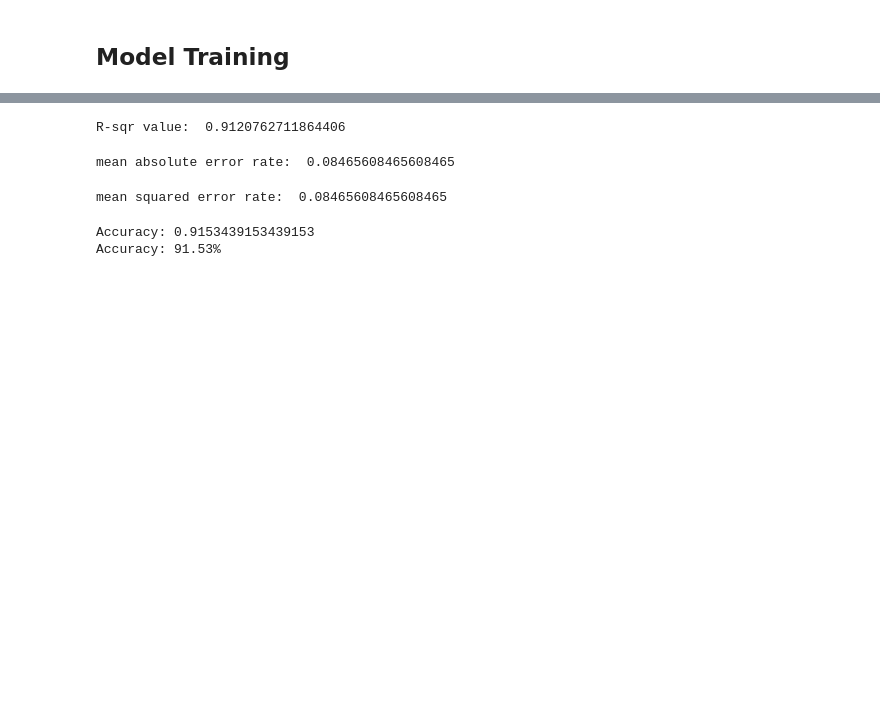
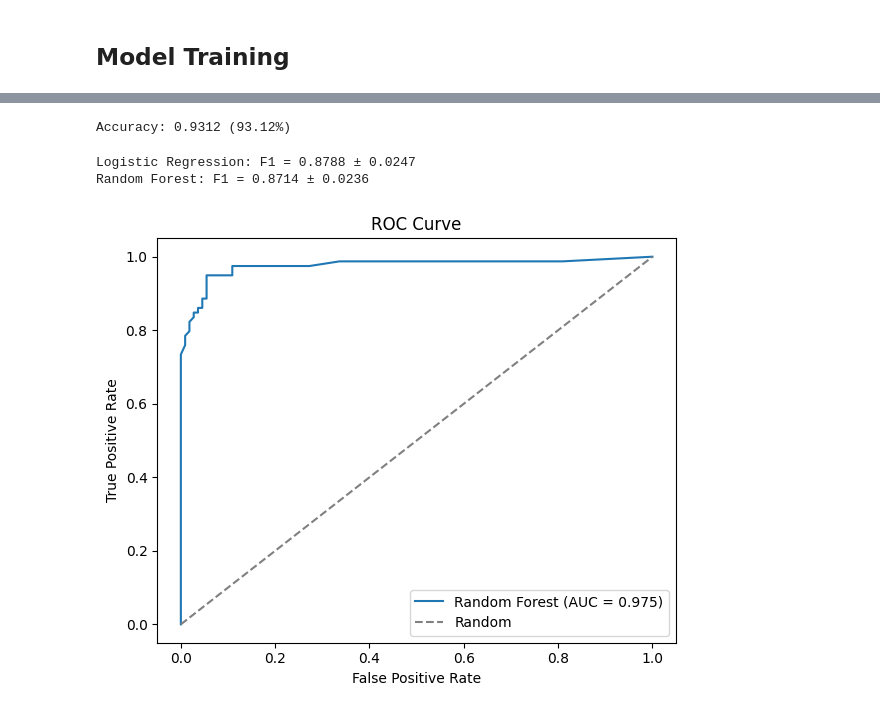
Before and after one commit to Sakshi-zz/Machine_Failure_prediction_model, a Jupyter notebook: Sakshi_Rana_Machine_Failure_Prediction_Model_Data_Science_July_Batch.ipynb, the cells around one changed output, grey strips where cells are left out. Cells and saved outputs as stored; diff of their text form; code cells hidden in the pictures; blank space fills up the shorter version.

```diff
--- a/Sakshi_Rana_Machine_Failure_Prediction_Model_Data_Science_July_Batch.ipynb
+++ b/Sakshi_Rana_Machine_Failure_Prediction_Model_Data_Science_July_Batch.ipynb
@@ -175,0 +175,11 @@ display(x_train.shape, x_test.shape, y_train.shape, y_test.shape)
+# %%
+X_train, X_test, y_train, y_test = train_test_split(
+    X, y, test_size=0.2, random_state=5, stratify=y
+)
+
+scaler = StandardScaler()
+X_train = scaler.fit_transform(X_train)
+X_test = scaler.transform(X_test)
+
+print("Train shape:", X_train.shape)
+print("Test shape:", X_test.shape)
@@ -241,23 +269,35 @@ print(new_prediction)
-# %%
-print("R-sqr value: ", model.score(x,y))
-# %% [output]
-R-sqr value:  0.9120762711864406
-# %%
-print("mean absolute error rate: ", np.mean(np.absolute(y_pred-y_test)))
-# %% [output]
-mean absolute error rate:  0.08465608465608465
-# %%
-print("mean squared error rate: ", np.mean((y_pred-y_test)**2))
-# %% [output]
-mean squared error rate:  0.08465608465608465
 # %%
-import numpy as np
+#Accuracy
 from sklearn.metrics import accuracy_score
-y_pred_rounded = np.round(y_pred)
-accuracy = accuracy_score(y_test, y_pred_rounded)
-print("Accuracy:",accuracy)
-accuracy_percentage = accuracy * 100
-print("Accuracy: {:.2f}%".format(accuracy_percentage))
+accuracy = accuracy_score(y_test, y_pred_best)
+print(f"Accuracy: {accuracy:.4f} ({accuracy*100:.2f}%)")
 # %% [output]
-Accuracy: 0.9153439153439153
-Accuracy: 91.53%
+Accuracy: 0.9312 (93.12%)
+# %%
+# cross-validation
+for name, m in models.items():
+    if name == 'Majority Baseline':
+        continue
+    scores = cross_val_score(m, X_train, y_train, cv=5, scoring='f1')
+    print(f"{name}: F1 = {scores.mean():.4f} ± {scores.std():.4f}")
+# %% [output]
+Logistic Regression: F1 = 0.8788 ± 0.0247
+Random Forest: F1 = 0.8714 ± 0.0236
+# %%
+#ROC curve
+y_proba_best = best_model.predict_proba(X_test)[:, 1]
+fpr, tpr, _ = roc_curve(y_test, y_proba_best)
+auc = roc_auc_score(y_test, y_proba_best)
+
+plt.figure(figsize=(6,5))
+plt.plot(fpr, tpr, label=f'Random Forest (AUC = {auc:.3f})')
+plt.plot([0,1], [0,1], '--', color='gray', label='Random')
+plt.xlabel('False Positive Rate')
+plt.ylabel('True Positive Rate')
+plt.title('ROC Curve')
+plt.legend()
+plt.tight_layout()
+plt.savefig('roc_curve.png', dpi=150, bbox_inches='tight')
+plt.show()
+# %% [output]
+[figure, added]
```
Also changed, not shown: parts of 14 cells of this notebook.
